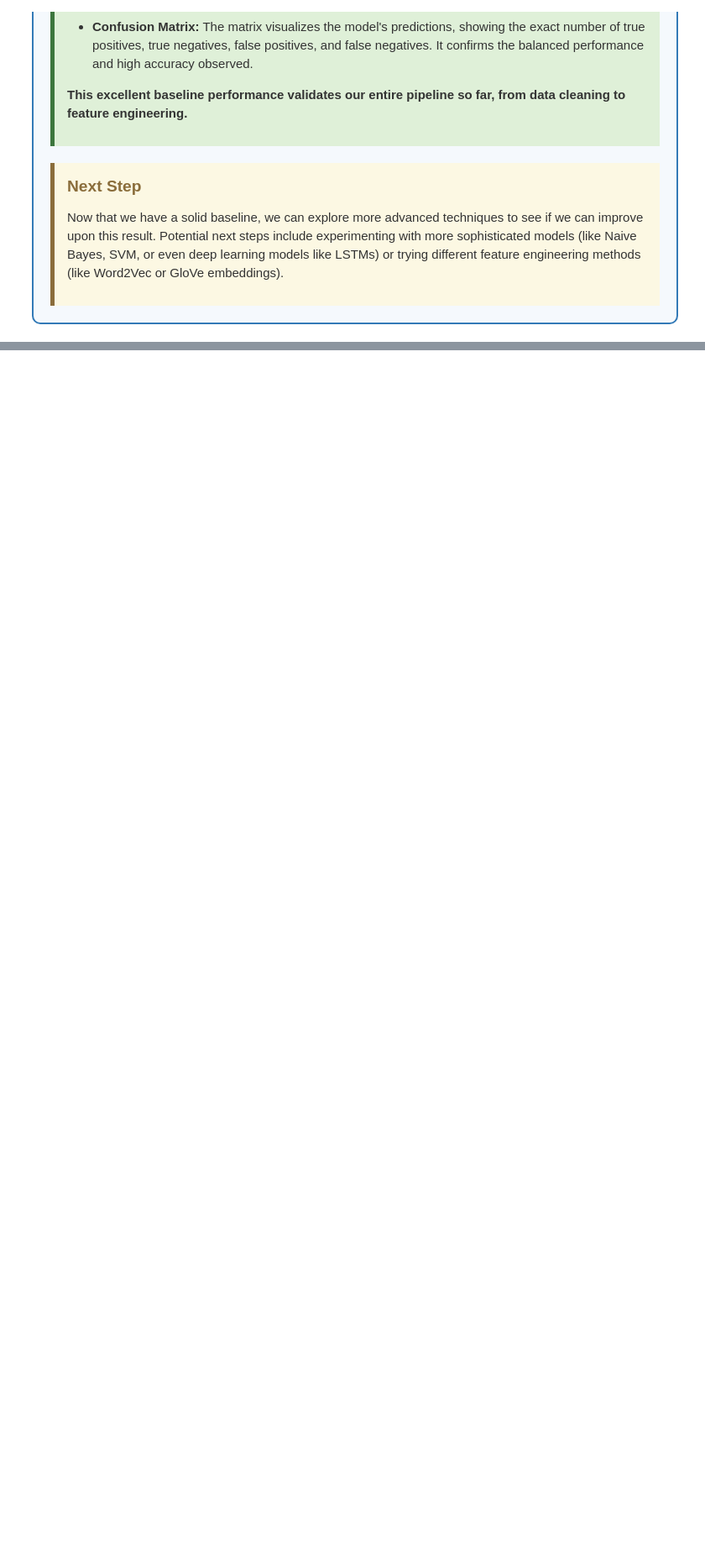
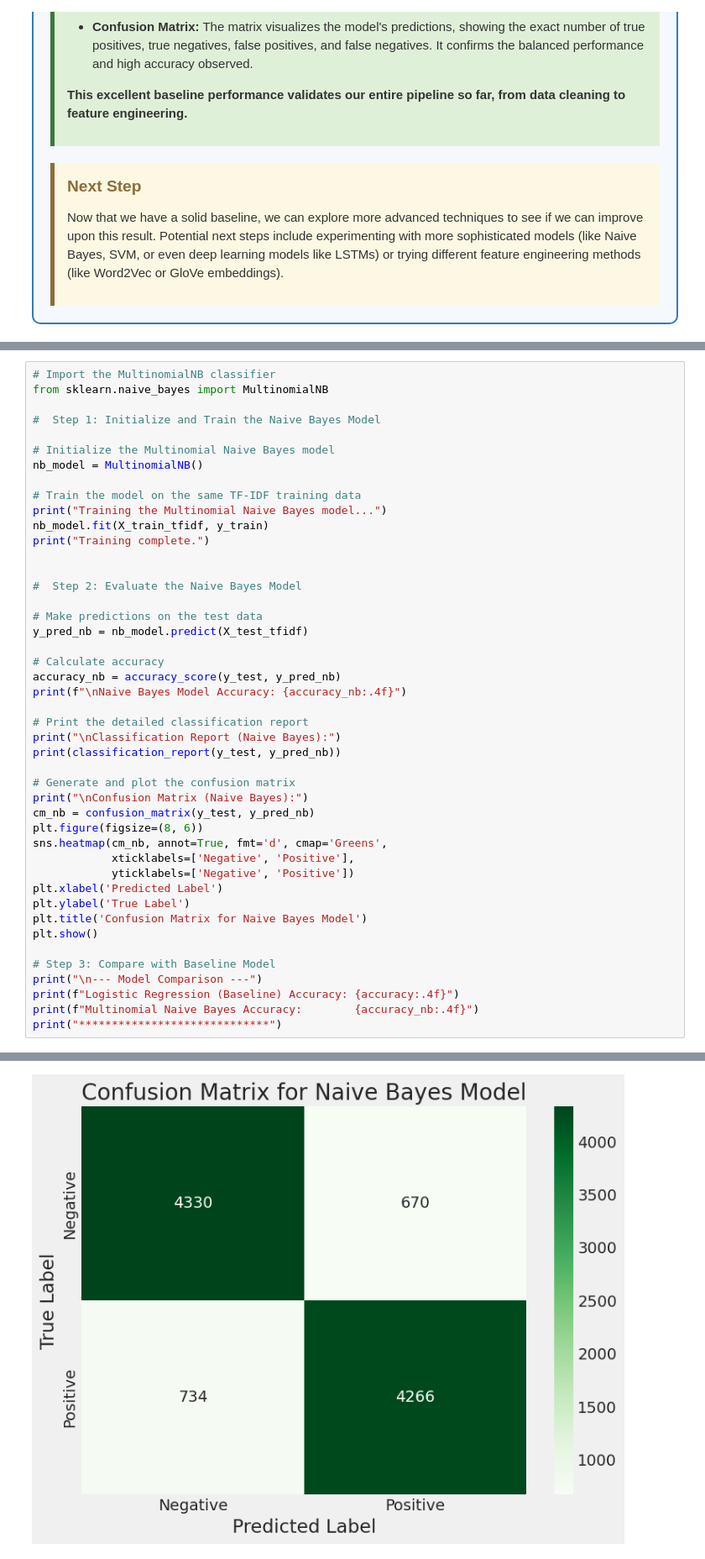
Before and after one commit to alabhastam/IMDB-sentiment, a Jupyter notebook: main.ipynb, the cells around one changed output, grey strips where cells are left out. Shown at 84% size. Cells and saved outputs as stored; diff of their text form; blank space fills up the shorter version.

```diff
--- a/main.ipynb
+++ b/main.ipynb
@@ -489,0 +694,46 @@ plt.show()
+# %%
+# Import the MultinomialNB classifier
+from sklearn.naive_bayes import MultinomialNB
+
+#  Step 1: Initialize and Train the Naive Bayes Model
+
+# Initialize the Multinomial Naive Bayes model
+nb_model = MultinomialNB()
+
+# Train the model on the same TF-IDF training data
+print("Training the Multinomial Naive Bayes model...")
+nb_model.fit(X_train_tfidf, y_train)
+print("Training complete.")
+
+
+#  Step 2: Evaluate the Naive Bayes Model
+
+# Make predictions on the test data
+y_pred_nb = nb_model.predict(X_test_tfidf)
+
+# Calculate accuracy
+accuracy_nb = accuracy_score(y_test, y_pred_nb)
+print(f"\nNaive Bayes Model Accuracy: {accuracy_nb:.4f}")
+
+# Print the detailed classification report
+print("\nClassification Report (Naive Bayes):")
+print(classification_report(y_test, y_pred_nb))
+
+# Generate and plot the confusion matrix
+print("\nConfusion Matrix (Naive Bayes):")
+cm_nb = confusion_matrix(y_test, y_pred_nb)
+plt.figure(figsize=(8, 6))
+sns.heatmap(cm_nb, annot=True, fmt='d', cmap='Greens',
+            xticklabels=['Negative', 'Positive'],
+            yticklabels=['Negative', 'Positive'])
+plt.xlabel('Predicted Label')
+plt.ylabel('True Label')
+plt.title('Confusion Matrix for Naive Bayes Model')
+plt.show()
+
+# Step 3: Compare with Baseline Model
+print("\n--- Model Comparison ---")
+print(f"Logistic Regression (Baseline) Accuracy: {accuracy:.4f}")
+print(f"Multinomial Naive Bayes Accuracy:        {accuracy_nb:.4f}")
+print("*****************************")
+# %% [output]
@@ -489,0 +757 @@ plt.show()
+[figure, added]
```
Also changed, not shown: parts of 9 cells of this notebook.
